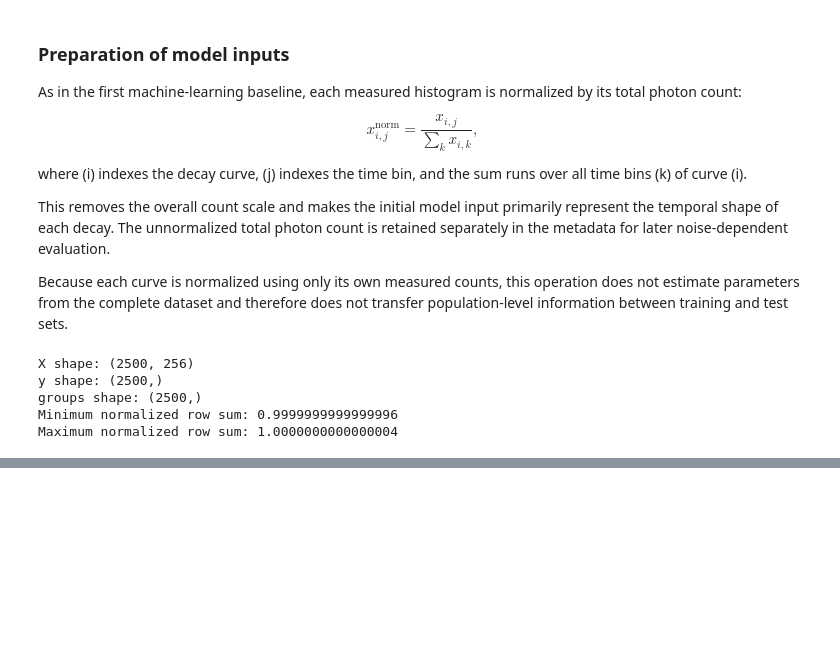
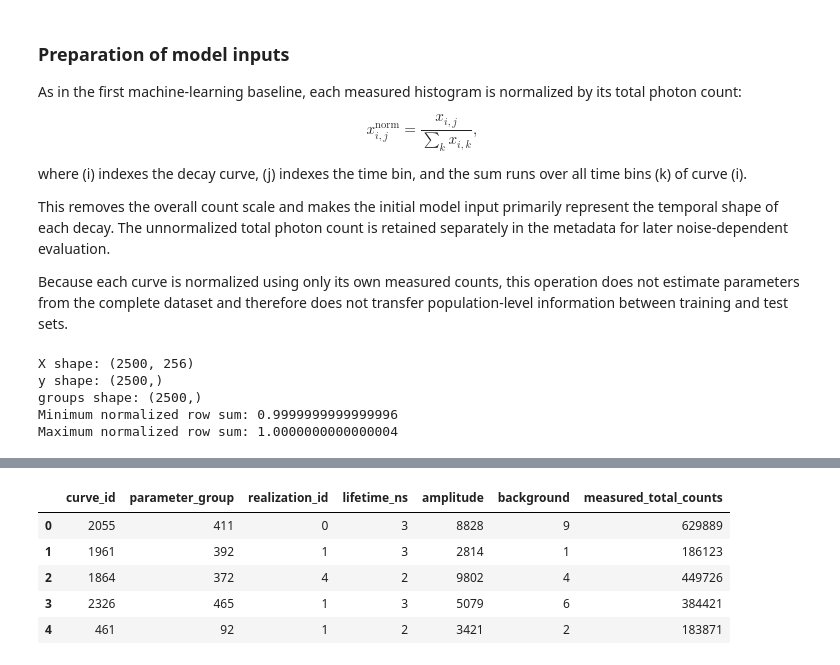
Before and after one commit to moryev/tcspc-lifetime-toolkit, a Jupyter notebook: notebooks/05_data_leakage_and_grouped_evaluation.ipynb, the cells around one changed output, grey strips where cells are left out. Drawn from its saved outputs; the diff is of its cells as text; code cells hidden in the pictures; blank space fills up the shorter version.

```diff
--- a/notebooks/05_data_leakage_and_grouped_evaluation.ipynb
+++ b/notebooks/05_data_leakage_and_grouped_evaluation.ipynb
@@ -500,0 +587,12 @@ Maximum normalized row sum: 1.0000000000000004
+# %%
+metadata_train_random = (
+    curve_metadata
+    .iloc[random_train_indices]
+    .reset_index(drop=True)
+)
+
+metadata_test_random = (
+    curve_metadata
+    .iloc[random_test_indices]
+    .reset_index(drop=True)
+)
@@ -500,0 +687,9 @@ Maximum normalized row sum: 1.0000000000000004
+# %%
+metadata_train_random.head()
+# %% [output]
+|  | curve_id | parameter_group | realization_id | lifetime_ns | amplitude | background | measured_total_counts |
+| 0 | 2055 | 411 | 0 | 3 | 8828 | 9 | 629889 |
+| 1 | 1961 | 392 | 1 | 3 | 2814 | 1 | 186123 |
+| 2 | 1864 | 372 | 4 | 2 | 9802 | 4 | 449726 |
+| 3 | 2326 | 465 | 1 | 3 | 5079 | 6 | 384421 |
+| 4 | 461 | 92 | 1 | 2 | 3421 | 2 | 183871 |
```
Also changed, not shown: parts of 21 cells of this notebook.
